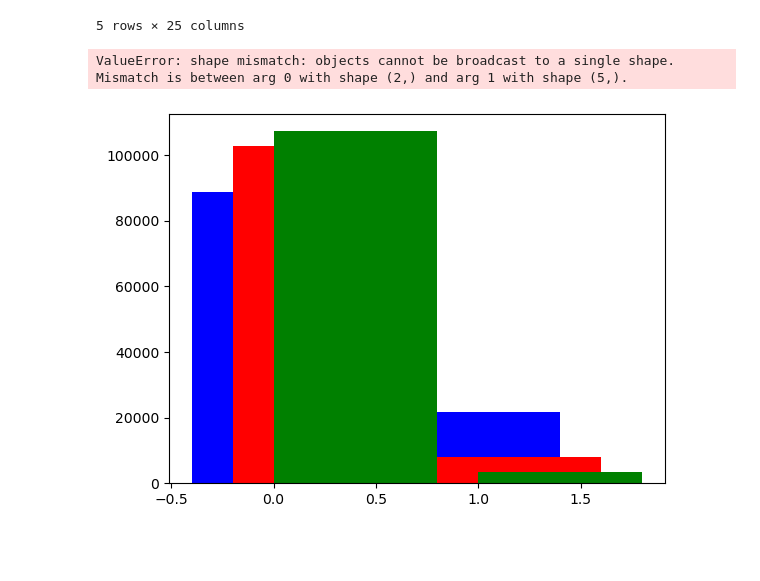
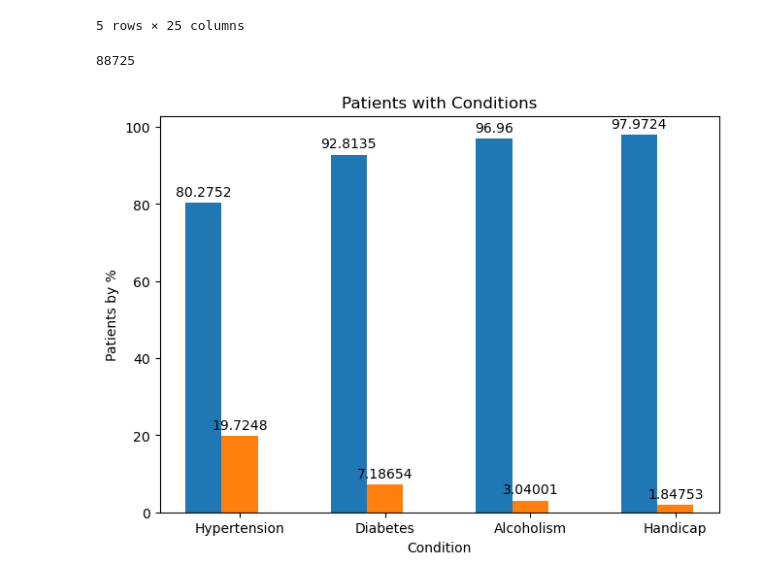
Before and after one commit to Omeagon/Project1, a Jupyter notebook: eric_analysis.ipynb, the cells around one changed output. Saved outputs shown, nothing was run; the diff lists cells and outputs as text; code cells hidden in the pictures; blank space fills up the shorter version.

Commit message:
Fixed bar graph
Math plot lib docs got the bar chart working for me.

```diff
--- a/eric_analysis.ipynb
+++ b/eric_analysis.ipynb
@@ -27,31 +27,47 @@ data_cleaned_df.head()
 # %%
 #We want to analyze the following columns
 #Hypertension, Diabetes, Alcoholism, Handicap
+print(data_cleaned_df["Hypertension"].value_counts()[0])
+# %% [output]
+88725
-# %%
-#Trying all 4 on one bar chart
-hypertension = data_cleaned_df["Hypertension"].value_counts()
-diabetes =  data_cleaned_df["Diabetes"].value_counts()
-alcoholism = data_cleaned_df["Alcoholism"].value_counts()
-handicap = data_cleaned_df["Handicap"].value_counts()
-#y_axis = data_cleaned_df["No_Show_Boolean"].map(str)
-
-barWidth = 0.2
-
-r1 = np.arange(len(hypertension))
-r2 = [x + barWidth for x in r1]
-r3 = [x + barWidth for x in r2]
-r4 = [x + barWidth for x in r3]
-
-plt.bar(r1,hypertension,color="b",label="Hypertension")
-plt.bar(r2,diabetes,color="r",label="Diabetes")
-plt.bar(r3,alcoholism,color="g",label="Alcoholism")
-plt.bar(r4,handicap,color="y",label="Handicap")
-
-plt.title("Category by No Shows")
-plt.ylabel("No Shows")
-plt.xlabel("Category")
-
-plt.show()
-# %% [output]
-ValueError: shape mismatch: objects cannot be broadcast to a single shape.  Mismatch is between arg 0 with shape (2,) and arg 1 with shape (5,).
-[figure, removed]
+# %%
+#Trying all 4 on one bar chart
+hypertension_false = data_cleaned_df["Hypertension"].value_counts(normalize='True')[0]*100
+hypertension_true = data_cleaned_df["Hypertension"].value_counts(normalize='True')[1]*100
+diabetes_false =  data_cleaned_df["Diabetes"].value_counts(normalize='True')[0]*100
+diabetes_true =  data_cleaned_df["Diabetes"].value_counts(normalize='True')[1]*100
+alcoholism_false = data_cleaned_df["Alcoholism"].value_counts(normalize='True')[0]*100
+alcoholism_true = data_cleaned_df["Alcoholism"].value_counts(normalize='True')[1]*100
+handicap_false = data_cleaned_df["Handicap"].value_counts(normalize='True')[0]*100
+handicap_true = data_cleaned_df["Handicap"].value_counts(normalize='True')[1]*100
+#y_axis = data_cleaned_df["No_Show_Boolean"].map(str)
+#print(handicap)
+
+conditions = ('Hypertension','Diabetes','Alcoholism','Handicap')
+
+conditions_dict = {
+    'False': (hypertension_false,diabetes_false,alcoholism_false,handicap_false),
+    'True': (hypertension_true, diabetes_true, alcoholism_true, handicap_true )
+}
+x = np.arange(4)
+width = 0.25
+multiplier = 0
+
+fig, ax = plt.subplots(layout='constrained')
+
+for attribute, measurement in conditions_dict.items():
+    offset = width * multiplier
+    rects = ax.bar(x + offset, measurement, width, label=attribute)
+    ax.bar_label(rects, padding=3)
+    multiplier += 1
+
+#X ticks for true / false
+plt.xticks(x + width, conditions)
+
+plt.title("Patients with Conditions")
+plt.ylabel("Patients by %")
+plt.xlabel("Condition")
+
+plt.show()
+# %% [output]
+[figure, added]
```
